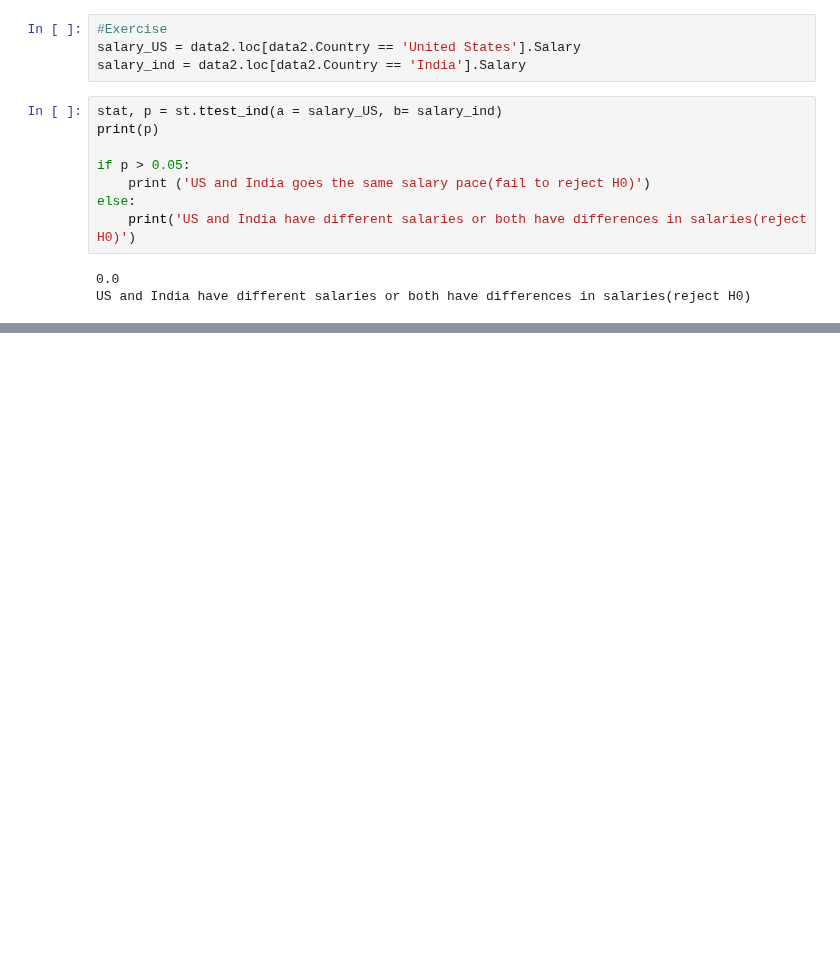
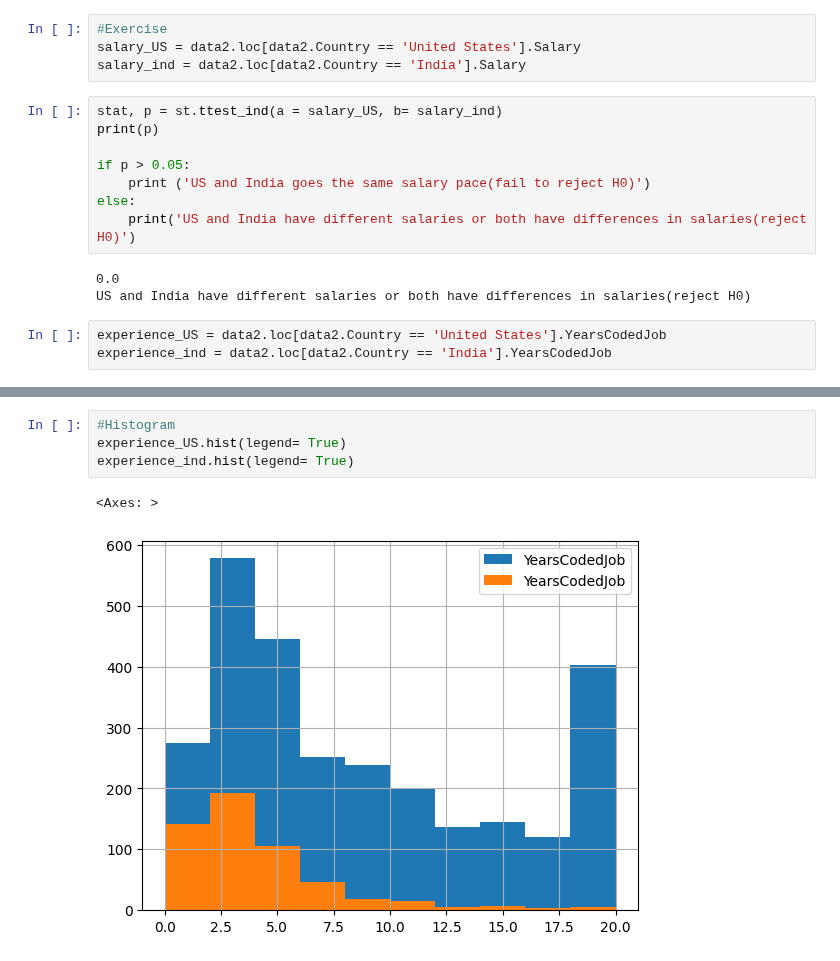
Before and after one commit to FarzanaAkhi/business-analysis-p1, a Jupyter notebook: notebooks/intermediary_Statistics.ipynb, the cells around one changed output, grey strips where cells are left out. Saved outputs shown, nothing was run; the diff lists cells and outputs as text; blank space fills up the shorter version.

```diff
--- a/notebooks/intermediary_Statistics.ipynb
+++ b/notebooks/intermediary_Statistics.ipynb
@@ -411,3 +411,6 @@ else:
 # %% [output]
 0.0
 US and India have different salaries or both have differences in salaries(reject H0)
+# %%
+experience_US = data2.loc[data2.Country == 'United States'].YearsCodedJob
+experience_ind = data2.loc[data2.Country == 'India'].YearsCodedJob
@@ -413,0 +428,7 @@ US and India have different salaries or both have differences in salaries(reject
+# %%
+#Histogram
+experience_US.hist(legend= True)
+experience_ind.hist(legend= True)
+# %% [output]
+<Axes: >
+[figure, added]
```
Also changed, not shown: parts of 1 cell of this notebook.
